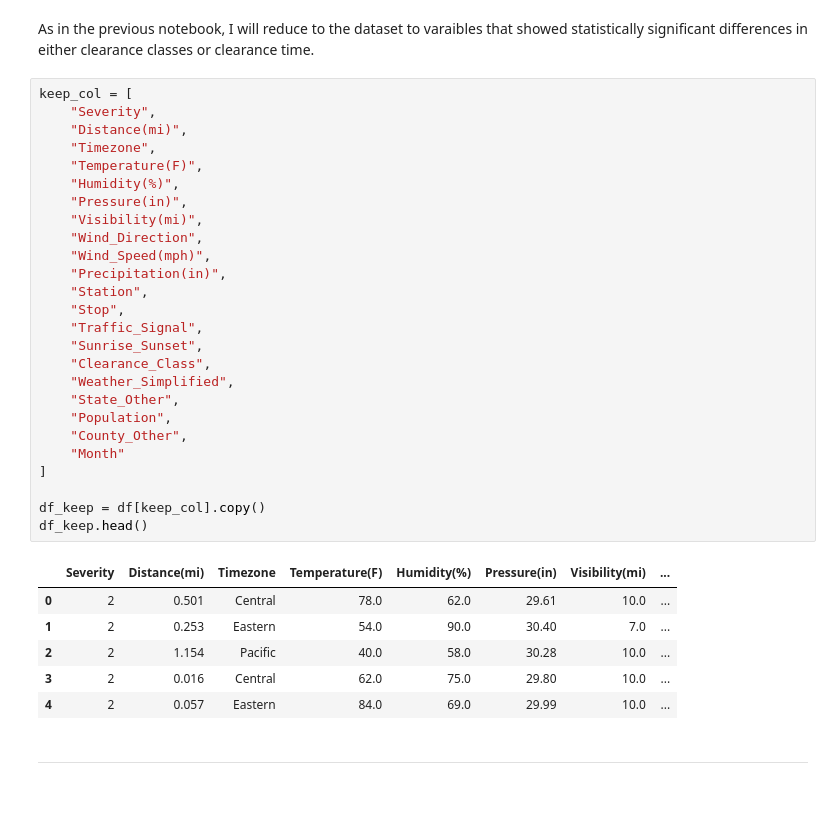
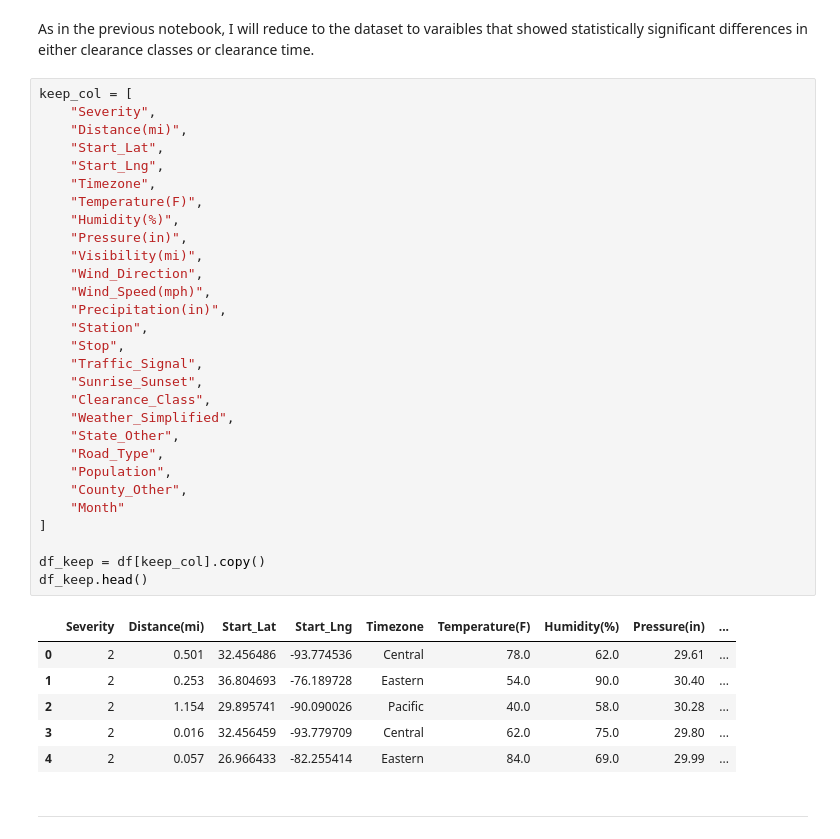
Before and after one commit to Sonya-J00/US_Accidents_ML_Project, a Jupyter notebook: jupyter_notebooks/(7)Hyperparameter_Optimisation.ipynb, the cells around one changed output. Cells and saved outputs as stored; diff of their text form; blank space fills up the shorter version.

```diff
--- a/jupyter_notebooks/(7)Hyperparameter_Optimisation.ipynb
+++ b/jupyter_notebooks/(7)Hyperparameter_Optimisation.ipynb
@@ -98,36 +104,39 @@ As in the previous notebook, I will reduce to the dataset to varaibles that show
 # %%
 keep_col = [
     "Severity",
     "Distance(mi)",
+    "Start_Lat",
+    "Start_Lng",
     "Timezone",
     "Temperature(F)",
     "Humidity(%)",
     "Pressure(in)",
     "Visibility(mi)",
     "Wind_Direction",
     "Wind_Speed(mph)",
     "Precipitation(in)",
     "Station",
     "Stop",
     "Traffic_Signal",
     "Sunrise_Sunset",
     "Clearance_Class",
     "Weather_Simplified",
     "State_Other",
+    "Road_Type",
     "Population",
     "County_Other",
     "Month"
 ]
 
 df_keep = df[keep_col].copy()
 df_keep.head()
 # %% [output]
-|  | Severity | Distance(mi) | Timezone | Temperature(F) | Humidity(%) | Pressure(in) | Visibility(mi) | ... |
-| 0 | 2 | 0.501 | Central | 78.0 | 62.0 | 29.61 | 10.0 | ... |
-| 1 | 2 | 0.253 | Eastern | 54.0 | 90.0 | 30.40 | 7.0 | ... |
-| 2 | 2 | 1.154 | Pacific | 40.0 | 58.0 | 30.28 | 10.0 | ... |
-| 3 | 2 | 0.016 | Central | 62.0 | 75.0 | 29.80 | 10.0 | ... |
-| 4 | 2 | 0.057 | Eastern | 84.0 | 69.0 | 29.99 | 10.0 | ... |
+|  | Severity | Distance(mi) | Start_Lat | Start_Lng | Timezone | Temperature(F) | Humidity(%) | Pressure(in) | ... |
+| 0 | 2 | 0.501 | 32.456486 | -93.774536 | Central | 78.0 | 62.0 | 29.61 | ... |
+| 1 | 2 | 0.253 | 36.804693 | -76.189728 | Eastern | 54.0 | 90.0 | 30.40 | ... |
+| 2 | 2 | 1.154 | 29.895741 | -90.090026 | Pacific | 40.0 | 58.0 | 30.28 | ... |
+| 3 | 2 | 0.016 | 32.456459 | -93.779709 | Central | 62.0 | 75.0 | 29.80 | ... |
+| 4 | 2 | 0.057 | 26.966433 | -82.255414 | Eastern | 84.0 | 69.0 | 29.99 | ... |
 # %% [markdown]
 ---
 # %% [markdown]
```
Also changed, not shown: parts of 12 cells of this notebook, 2 other files.
